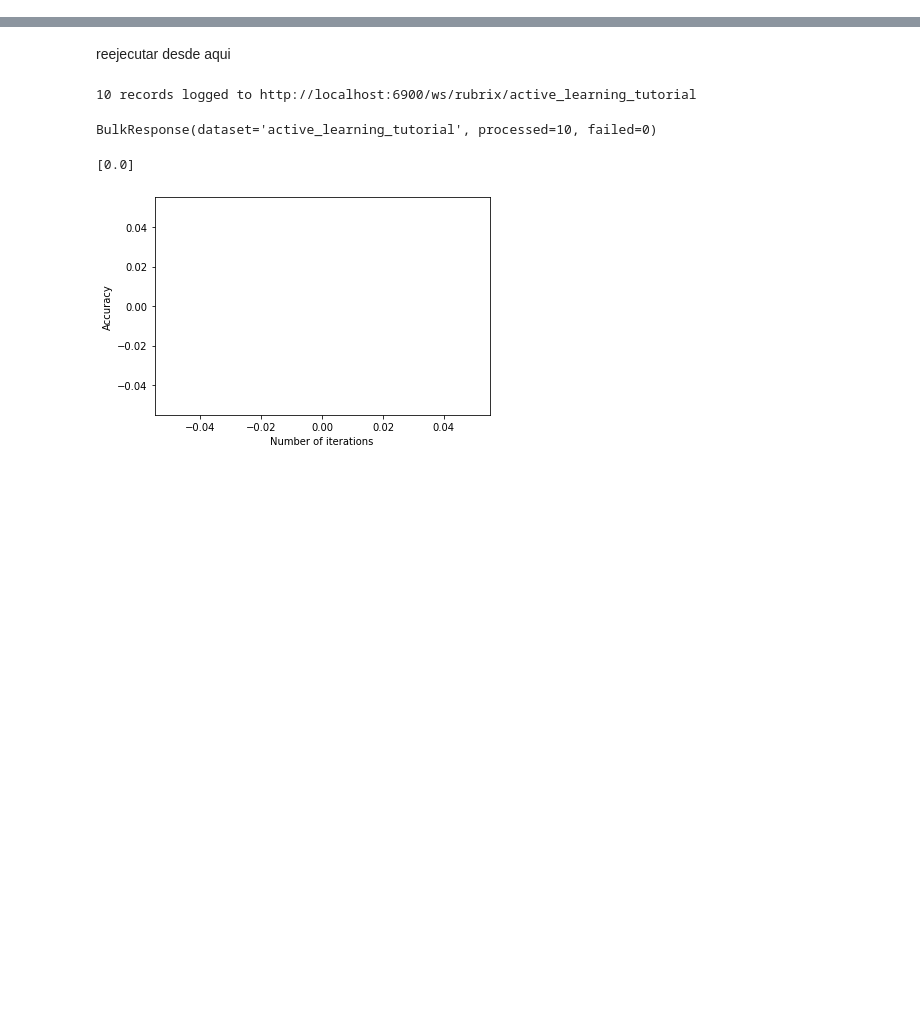
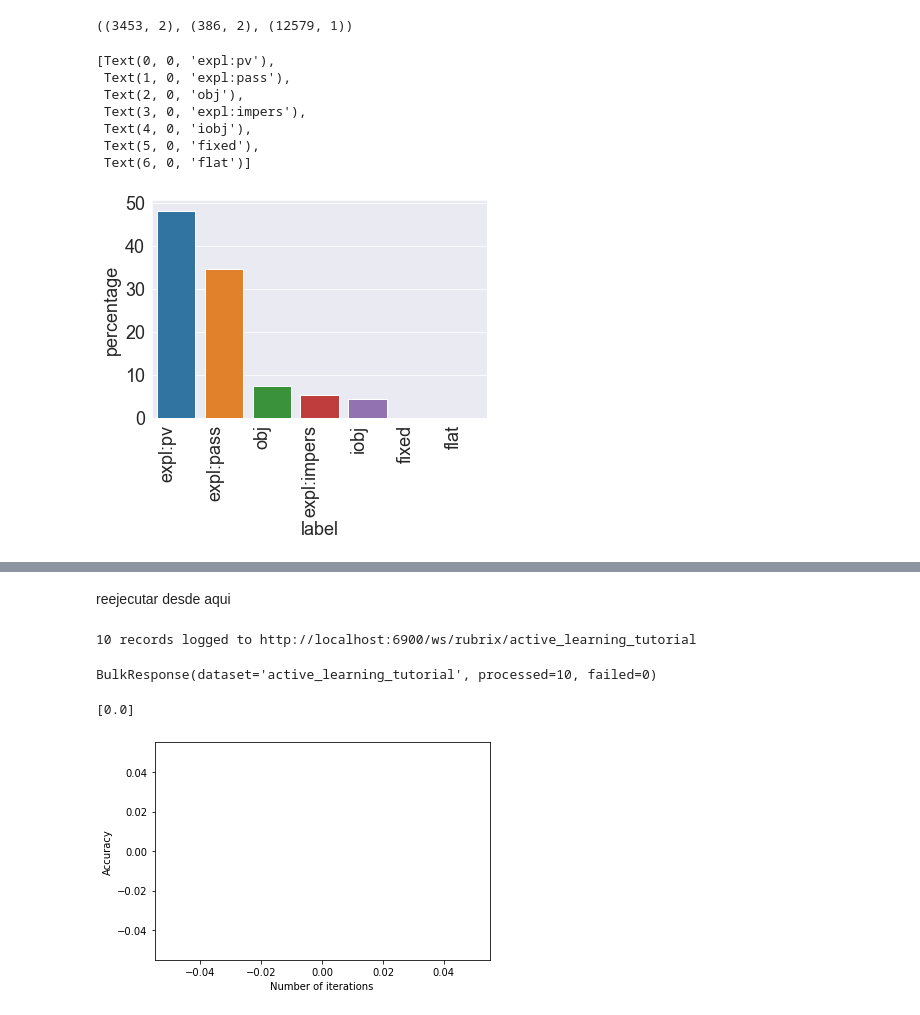
Before and after one commit to maxhof905/se_constructions, a Jupyter notebook: rubrix/rubrix_active_learning.ipynb, the cells around one changed output, grey strips where cells are left out. Saved outputs shown, nothing was run; the diff lists cells and outputs as text; code cells hidden in the pictures; blank space fills up the shorter version.

```diff
--- a/rubrix/rubrix_active_learning.ipynb
+++ b/rubrix/rubrix_active_learning.ipynb
@@ -5,0 +15,57 @@ import pandas as pd
+# %%
+# 1) (index), text, label
+initial_train = pd.read_csv('/Users/Maxine/Desktop/se_corpus/ud/es_data/es_ancora-ud-train.txt', sep='\t', names=['text', 'tokenized_text', 'se_label'])
+initial_train.drop(columns=['text'], inplace = True)
+
+test = pd.read_csv('/Users/Maxine/Desktop/se_corpus/ud/es_data/es_ancora-ud-test.txt', sep='\t',names=['text', 'tokenized_text', 'se_label'])
+test.drop(columns=['text'], inplace = True)
+
+pool = pd.read_csv('/Users/Maxine/Desktop/se_corpus/corpusdata_org/sp_text_se_corpus.txt', names=['text'], sep='\t') # 1 col data containing comma values
+# %%
+initial_train.shape, test.shape, pool.shape
+# %% [output]
+((3453, 2), (386, 2), (12579, 1))
+# %%
+import matplotlib as plt
+import seaborn as sns
+label_counts_train = (initial_train['se_label']
+                     .value_counts(normalize=True)
+                     .rename('percentage')
+                     .mul(100)
+                     .reset_index()
+                     .rename(columns = {"index":"label"})
+                     )
+
+label_counts_test= (test['se_label']
+                     .value_counts(normalize=True)
+                     .rename('percentage')
+                     .mul(100)
+                     .reset_index()
+                     .rename(columns = {"index":"label"})
+                     )
+
+BIGGER_SIZE: int = 18
+# plt.figure(figsize=(8,8))
+plt.rc('font', size=BIGGER_SIZE)          # controls default text sizes
+plt.rc('axes', titlesize=BIGGER_SIZE)     # fontsize of the axes title=
+plt.rc('axes', labelsize=BIGGER_SIZE)    # fontsize of the x and y labels
+plt.rc('xtick', labelsize=BIGGER_SIZE)    # fontsize of the tick labels
+plt.rc('ytick', labelsize=BIGGER_SIZE)    # fontsize of the tick labels
+plt.rc('legend', fontsize=BIGGER_SIZE)    # legend fontsize
+plt.rc('figure', titlesize=BIGGER_SIZE)
+
+sns.set_style("darkgrid")
+
+p_train = sns.barplot(x="label", y="percentage", data=label_counts_train)
+p_train.set_xticklabels(p_train.get_xticklabels(),
+                          rotation=90,
+                          horizontalalignment='right')
+# %% [output]
+[Text(0, 0, 'expl:pv'),
+ Text(1, 0, 'expl:pass'),
+ Text(2, 0, 'obj'),
+ Text(3, 0, 'expl:impers'),
+ Text(4, 0, 'iobj'),
+ Text(5, 0, 'fixed'),
+ Text(6, 0, 'flat')]
+[figure, added]
```
Also changed, not shown: parts of 15 cells of this notebook.
